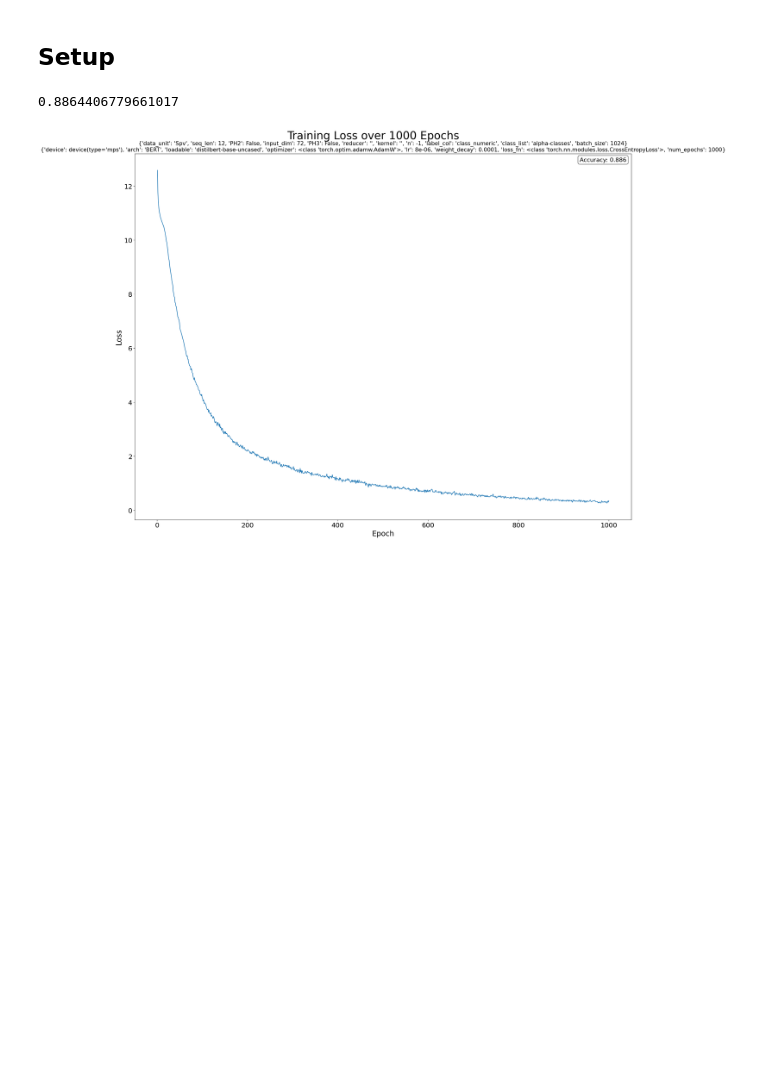
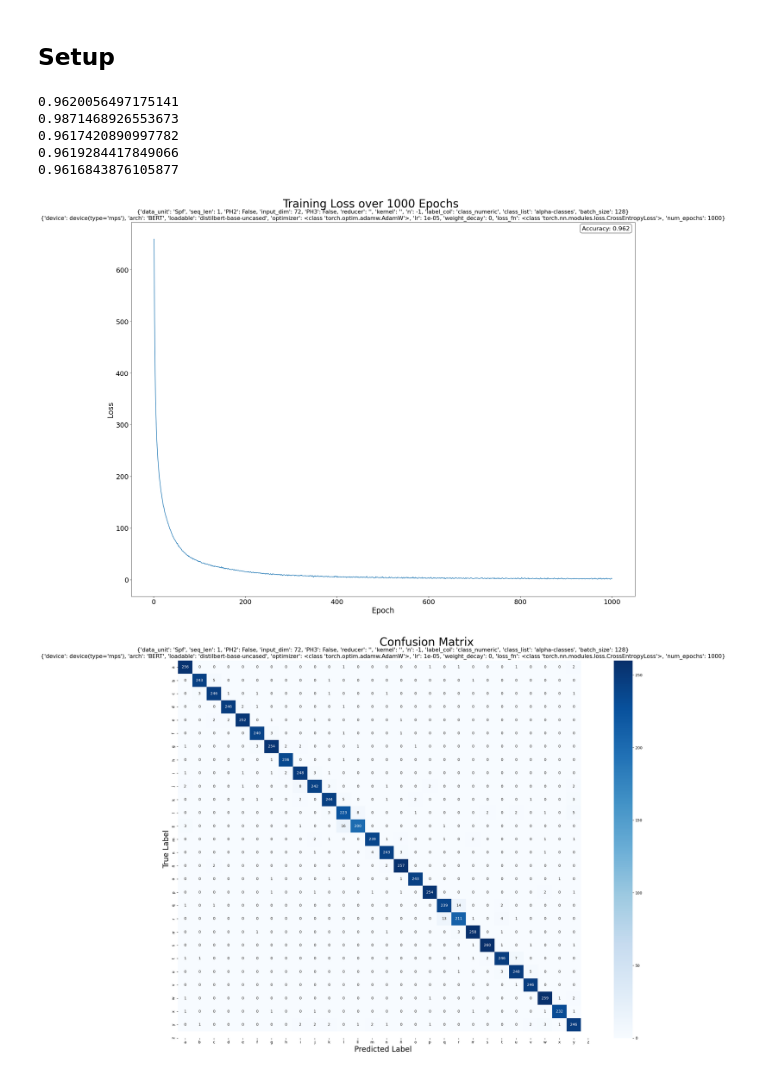
Before and after one commit to dasantac/TOG, a Jupyter notebook: src/TRAIN/architecture/BERT/BERTone.ipynb, the cells around one changed output. Drawn from its saved outputs; the diff is of its cells as text; code cells hidden in the pictures; blank space fills up the shorter version.

```diff
--- a/src/TRAIN/architecture/BERT/BERTone.ipynb
+++ b/src/TRAIN/architecture/BERT/BERTone.ipynb
@@ -56,10 +74,23 @@ model.fit(verbose=True, perfect=False)
 # %%
-model.score()
-print(model.accuracy)
-model.show_loss()
+model.test()
+model.full_score()
-# %% [output]
-0.8864406779661017
-[figure, removed]
+# %%
+print(model.accuracy)
+print(model.top2accuracy)
+print(model.macro_f1)
+print(model.macro_precision)
+print(model.macro_recall)
+
+model.show_loss()
+model.show_confusion_matrix()
+# %% [output]
+0.9620056497175141
+0.9871468926553673
+0.9617420890997782
+0.9619284417849066
+0.9616843876105877
+[figure, added]
+[figure, added]
 # %%
 model.keep()
 # %% [output]
```
Also changed, not shown: parts of 4 cells of this notebook, 6 other files.
